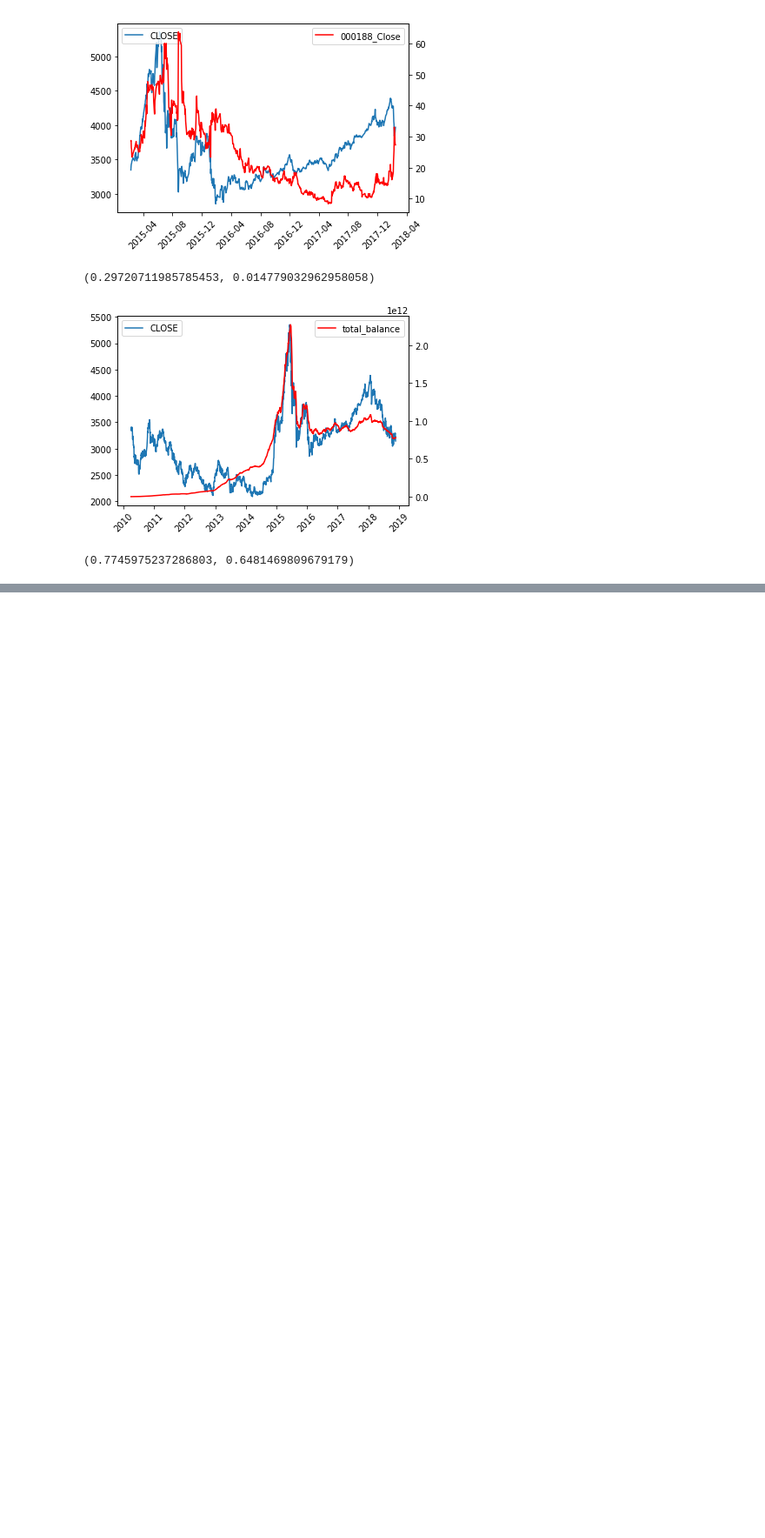
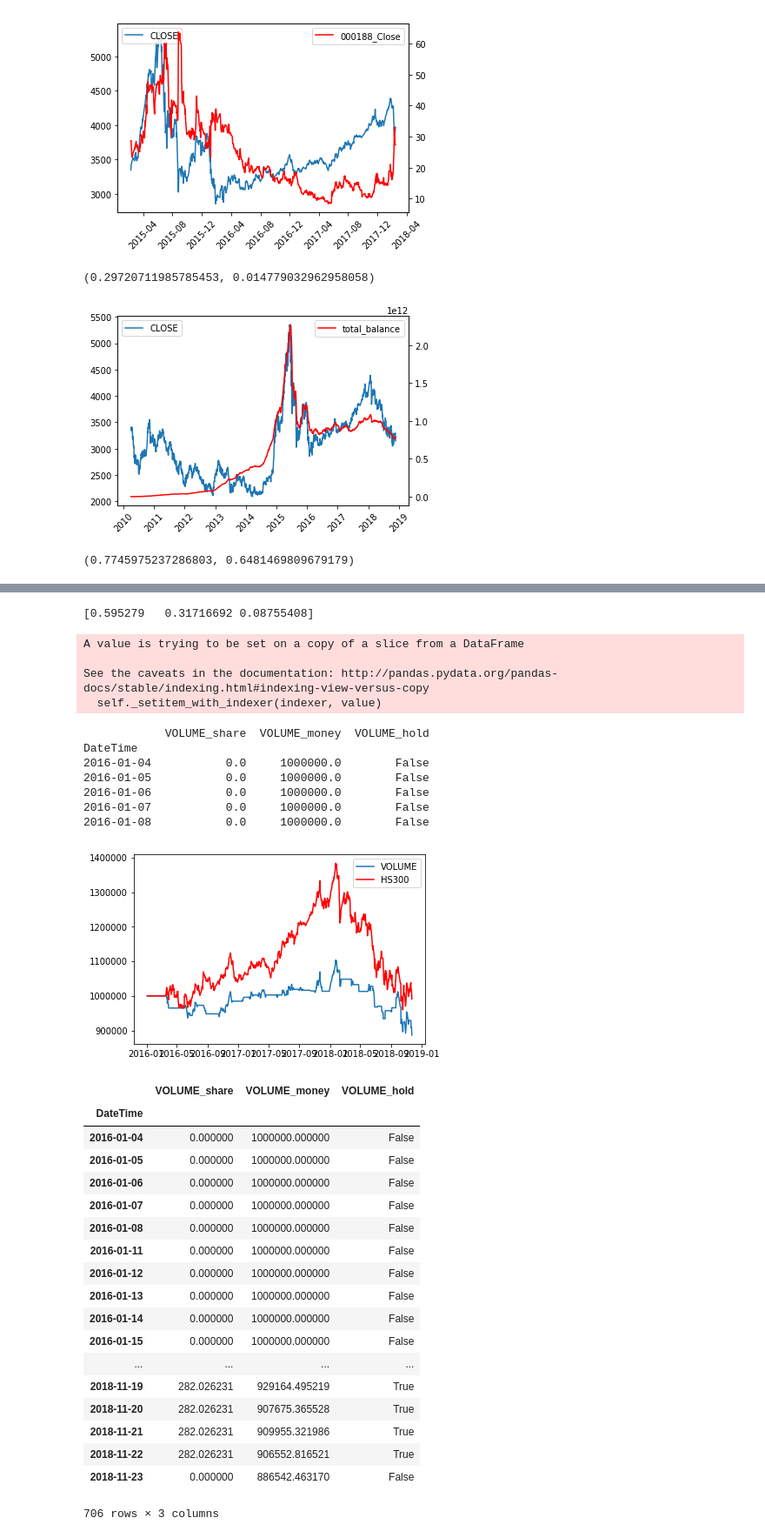
Before and after one commit to Alex-HJY/shumo2018-, a Jupyter notebook: pic/shumo2018.ipynb, the cells around one changed output, grey strips where cells are left out. Shown at 87% size. Saved outputs shown, nothing was run; the diff lists cells and outputs as text; code cells hidden in the pictures; blank space fills up the shorter version.

```diff
--- a/pic/shumo2018.ipynb
+++ b/pic/shumo2018.ipynb
@@ -44,0 +80,47 @@ a2_printpic.print_pic(df=df,y_name='total_balance')
+# %%
+index_to_PCA=['VOLUME-z','PE-z','total_balance-z']
+
+from sklearn.decomposition import PCA
+pca=PCA(n_components=3)
+pca.fit(data_mulpti[index_to_PCA].values)
+
+print(pca.explained_variance_ratio_)
+# %% [output]
+[0.595279   0.31716692 0.08755408]
+# %%
+import  a3_back_test
+
+a3_back_test.back_test(d=df,y_name='VOLUME',start_year='2016',end_year='2018'
+                       ,ma1=10,ma2=20,ma3=5,ma4=20)
+# %% [output]
+A value is trying to be set on a copy of a slice from a DataFrame
+
+See the caveats in the documentation: http://pandas.pydata.org/pandas-docs/stable/indexing.html#indexing-view-versus-copy
+  self._setitem_with_indexer(indexer, value)
+            VOLUME_share  VOLUME_money  VOLUME_hold
+DateTime
+2016-01-04           0.0     1000000.0        False
+2016-01-05           0.0     1000000.0        False
+2016-01-06           0.0     1000000.0        False
+2016-01-07           0.0     1000000.0        False
+2016-01-08           0.0     1000000.0        False
+[figure, added]
+|  | VOLUME_share | VOLUME_money | VOLUME_hold |
+| DateTime |  |  |  |
+| 2016-01-04 | 0.000000 | 1000000.000000 | False |
+| 2016-01-05 | 0.000000 | 1000000.000000 | False |
+| 2016-01-06 | 0.000000 | 1000000.000000 | False |
+| 2016-01-07 | 0.000000 | 1000000.000000 | False |
+| 2016-01-08 | 0.000000 | 1000000.000000 | False |
+| 2016-01-11 | 0.000000 | 1000000.000000 | False |
+| 2016-01-12 | 0.000000 | 1000000.000000 | False |
+| 2016-01-13 | 0.000000 | 1000000.000000 | False |
+| 2016-01-14 | 0.000000 | 1000000.000000 | False |
+| 2016-01-15 | 0.000000 | 1000000.000000 | False |
+| ... | ... | ... | ... |
+| 2018-11-19 | 282.026231 | 929164.495219 | True |
+| 2018-11-20 | 282.026231 | 907675.365528 | True |
+| 2018-11-21 | 282.026231 | 909955.321986 | True |
+| 2018-11-22 | 282.026231 | 906552.816521 | True |
+| 2018-11-23 | 0.000000 | 886542.463170 | False |
+706 rows × 3 columns
```
Also changed, not shown: parts of 2 cells of this notebook, 1 other file.
